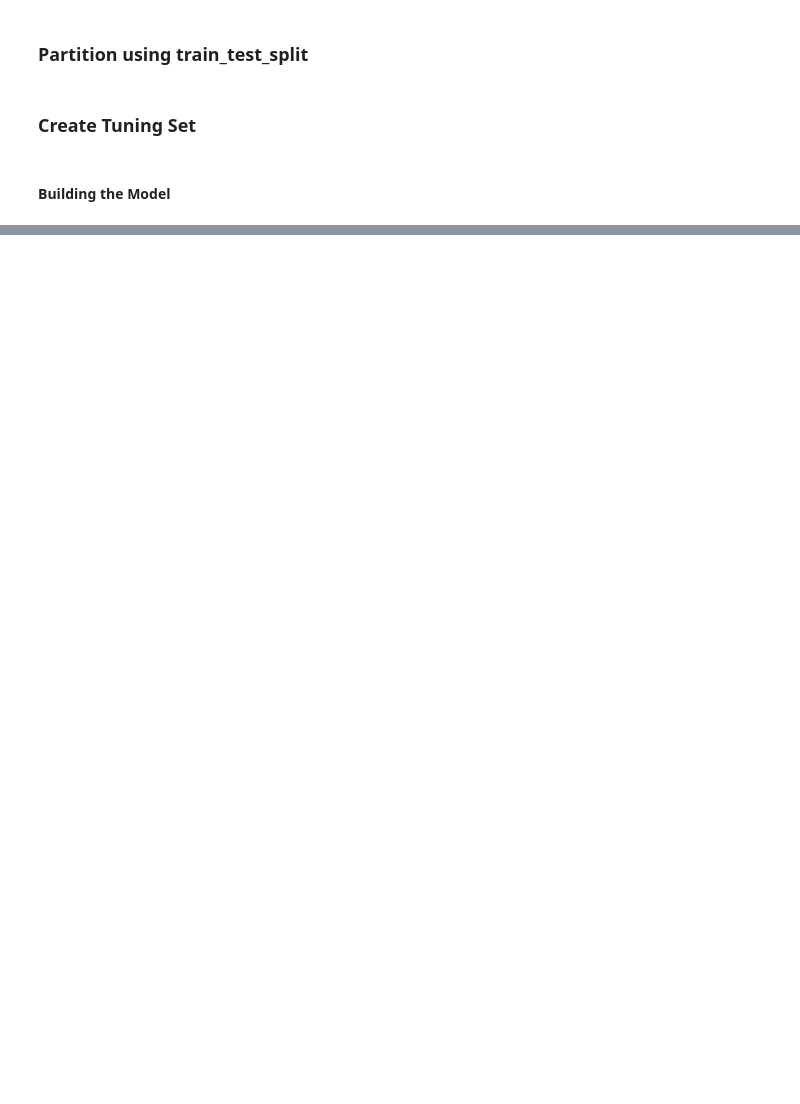
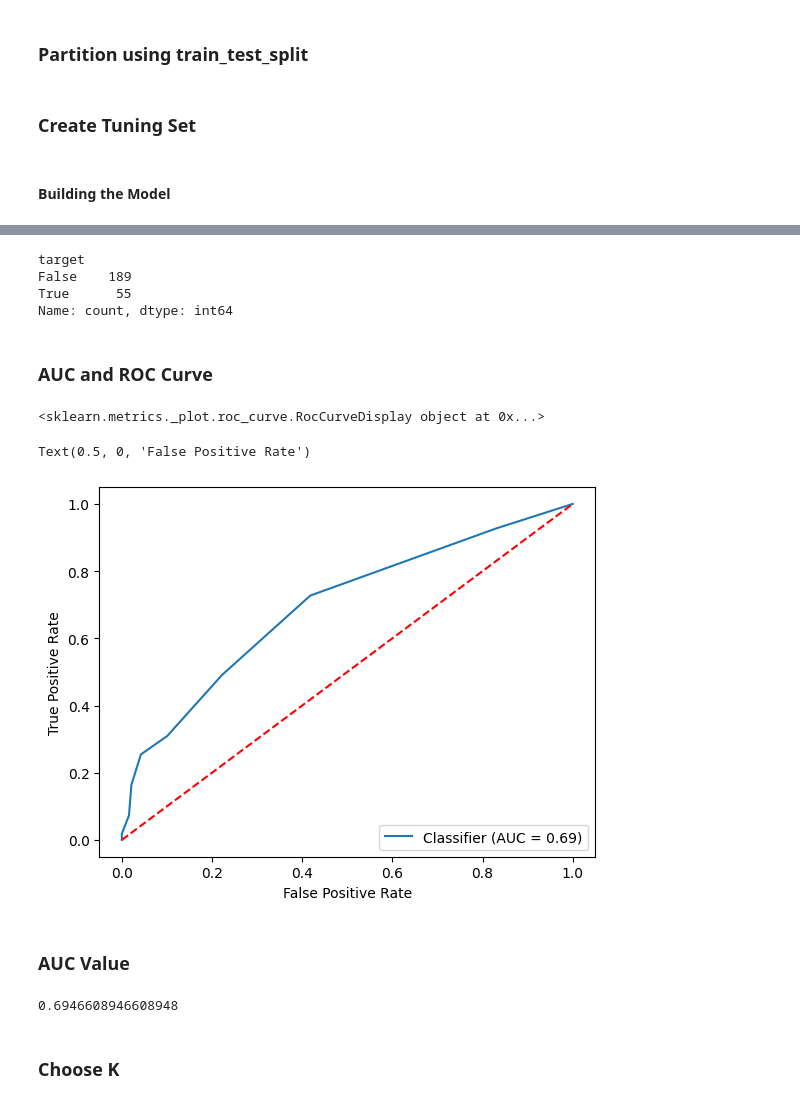
Before and after one commit to CourtneyN387/DS3001-Final, a Jupyter notebook: ds3001-final.ipynb, the cells around one changed output, grey strips where cells are left out. Drawn from its saved outputs; the diff is of its cells as text; code cells hidden in the pictures; blank space fills up the shorter version.

```diff
--- a/ds3001-final.ipynb
+++ b/ds3001-final.ipynb
@@ -202,0 +218,3 @@ KNeighborsClassifier()
+# %%
+covid_prob1 = covid_KNN.predict_proba(X_tune)
+print(covid_prob1[:5])
@@ -202,0 +227,3 @@ KNeighborsClassifier()
+# %%
+covid_pred1 = covid_KNN.predict(X_tune)
+print(covid_pred1)
@@ -202,0 +248,3 @@ KNeighborsClassifier()
+# %%
+final_model= pd.DataFrame({'neg_prob':covid_prob1[:, 0], 'pred':covid_pred1,'target':y_tune, 'pos_prob':covid_prob1[:, 1]})
+print(final_model.head())
@@ -239,3 +269,0 @@ print(covid_pred1)
-# %%
-final_model= pd.DataFrame({'neg_prob':_prob1[:, 0], 'pred':mushroom_pred1,'target':y_tune, 'pos_prob':mushroom_prob1[:, 1]})
-print(final_model.head())
@@ -246,0 +280,26 @@ print(metrics.ConfusionMatrixDisplay.from_predictions(final_model.target,final_m
+# %%
+print(final_model.target.value_counts())
+# %% [output]
+target
+False    189
+True      55
+Name: count, dtype: int64
+# %% [markdown]
+### AUC and ROC Curve
+# %%
+print(metrics.RocCurveDisplay.from_predictions(final_model.target, final_model.pos_prob))
+plt.plot([0, 1], [0, 1],'r--')
+plt.ylabel('True Positive Rate')
+plt.xlabel('False Positive Rate')
+# %% [output]
+<sklearn.metrics._plot.roc_curve.RocCurveDisplay object at 0x...>
+Text(0.5, 0, 'False Positive Rate')
+[figure, added]
+# %% [markdown]
+### AUC Value
+# %%
+print(metrics.roc_auc_score(final_model.target, final_model.pos_prob))
+# %% [output]
+0.6946608946608948
+# %% [markdown]
+### Choose K
```
Also changed, not shown: parts of 44 cells of this notebook.
